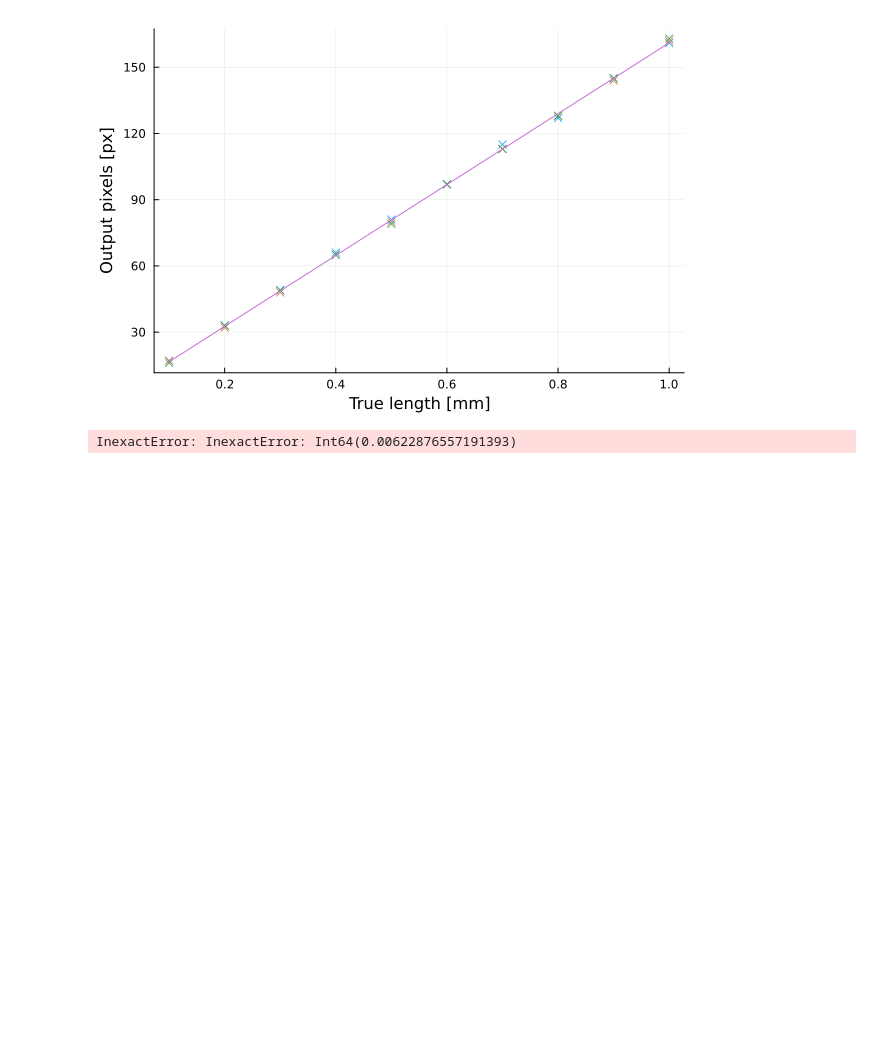
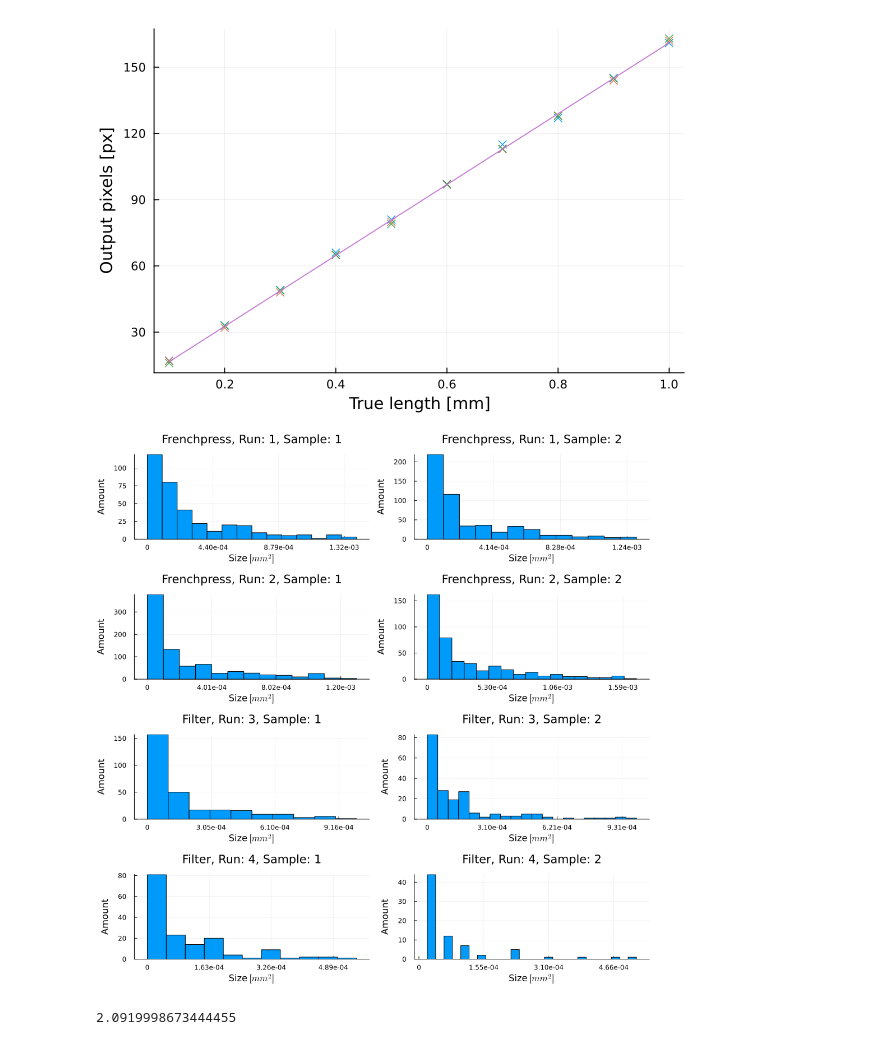
Before and after one commit to AwesomeQuest/LABB, a Jupyter notebook: exper1/data.ipynb, the cells around one changed output. Drawn from its saved outputs; the diff is of its cells as text; code cells hidden in the pictures; blank space fills up the shorter version.

Commit message:
filter data

```diff
--- a/exper1/data.ipynb
+++ b/exper1/data.ipynb
@@ -60,16 +69,45 @@ quantile.([data[8][:,2]], 0.0:0.1:1)
 data[1]
 for i in 1:8
     sort!(data[i], "Area")
-    data[i][:,2] .*= 1/β_1
+    data[i][:,2] .*= 1/β_1^2
 end
-
-plts = [histogram(data[i][
-        1:findfirst(
-            x -> x > quantile(data[i][:,2], .9),
-            data[i][:,2])
-        ,2
-    ]) for i in 1:8]
-# plts = [histogram(data[i][:,2]) for i in 1:8]
-plot(plts..., layout=(4,2))
-# %% [output]
-InexactError: InexactError: Int64(0.00622876557191393)
+# %%
+runs = ["Frenchpress", "Frenchpress", "Filter", "Filter"]
+sample = [-(i%2)+2 for i in 1:8]
+run = [i÷2 for i in 2:9]
+plts = [histogram(
+        data[i][1:findfirst(
+            x -> x > quantile(data[i][:, 2], 0.9),
+            data[i][:, 2]
+        ), 2],
+        xticks=(
+            [
+            quantile(data[i][:, 2], 0.9)*j for j in 0:(1/3):1],
+            (
+                [quantile(data[i][:, 2], 0.9)*j for j in (1/3):(1/3):1]
+                .|> x-> @sprintf("%.2e", x)
+            ) |> x->vcat("0", x)
+            ),
+        legend = :none,
+        title = string(runs[run[i]],", Run: ", run[i], ", Sample: ", sample[i])
+    ) for i in 1:8]
+# plts = [histogram(data[i][:,2]) for i in 1:8]
+plot(plts..., layout=(4,2),
+    size=(1000,1000),
+    xlabel = "Size \$[mm^2]\$",
+    ylabel = "Amount"
+)
+# %% [output]
+[figure, added]
+# %%
+means = [mean(data[i][1:findfirst(
+        x -> x > quantile(data[i][:, 2], 0.9),
+        data[i][:, 2]
+        ), 2]
+    ) for i in 1:8]
+# means = [mean(data[i][:,2]
+#     ) for i in 1:8]
+
+mean(means[1:4])/mean(means[5:8])
+# %% [output]
+2.0919998673444455
```
Also changed, not shown: parts of 6 cells of this notebook, 3 other files.
